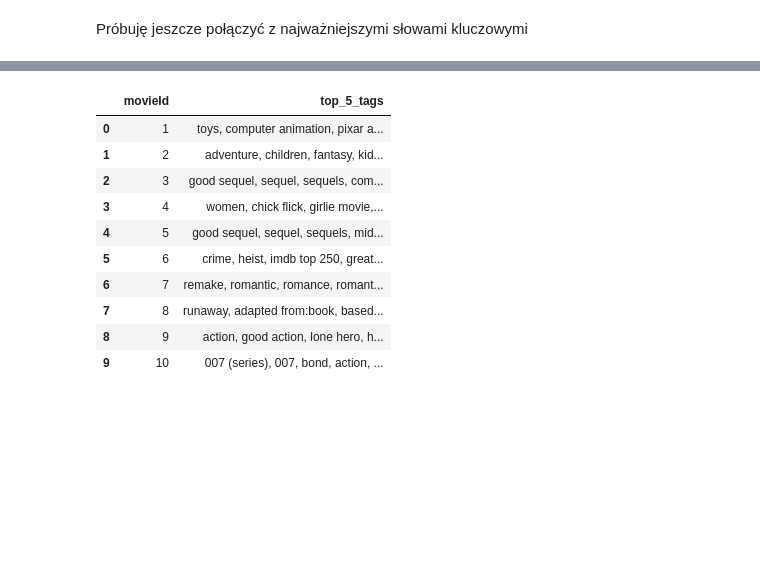
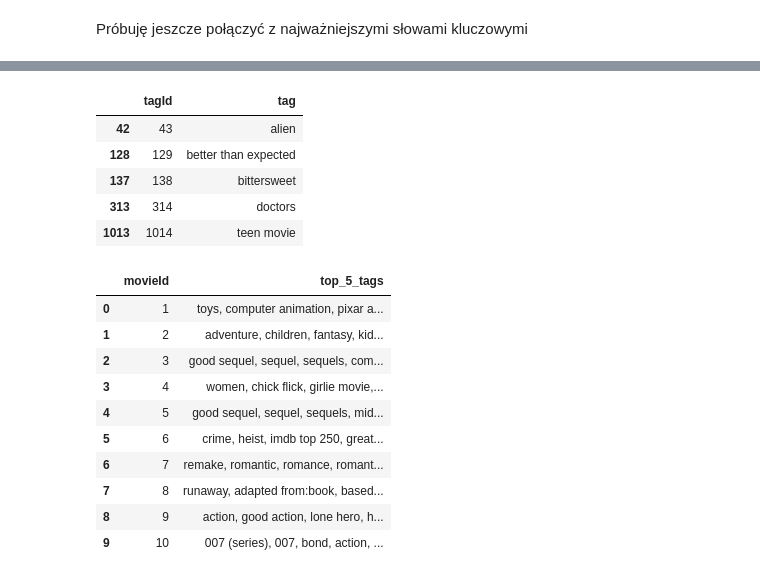
Before and after one commit to olkat12/Data_Exploration, a Jupyter notebook: data-acquisition/movieLens_data.ipynb, the cells around one changed output, grey strips where cells are left out. Saved outputs shown, nothing was run; the diff lists cells and outputs as text; code cells hidden in the pictures; blank space fills up the shorter version.

```diff
--- a/data-acquisition/movieLens_data.ipynb
+++ b/data-acquisition/movieLens_data.ipynb
@@ -91,3 +100,12 @@ genome_tags = pd.read_csv('../data/movieLens/genome-tags.csv')
+# %%
+genome_tags.sample(5)
+# %% [output]
+|  | tagId | tag |
+| 42 | 43 | alien |
+| 128 | 129 | better than expected |
+| 137 | 138 | bittersweet |
+| 313 | 314 | doctors |
+| 1013 | 1014 | teen movie |
 # %%
 scores_with_names = pd.merge(genome_scores, genome_tags, on='tagId')
 scores_with_names = scores_with_names.sort_values(by=['movieId', 'relevance'], ascending=[True, False])
```
Also changed, not shown: parts of 1 cell of this notebook, 6 other files.
